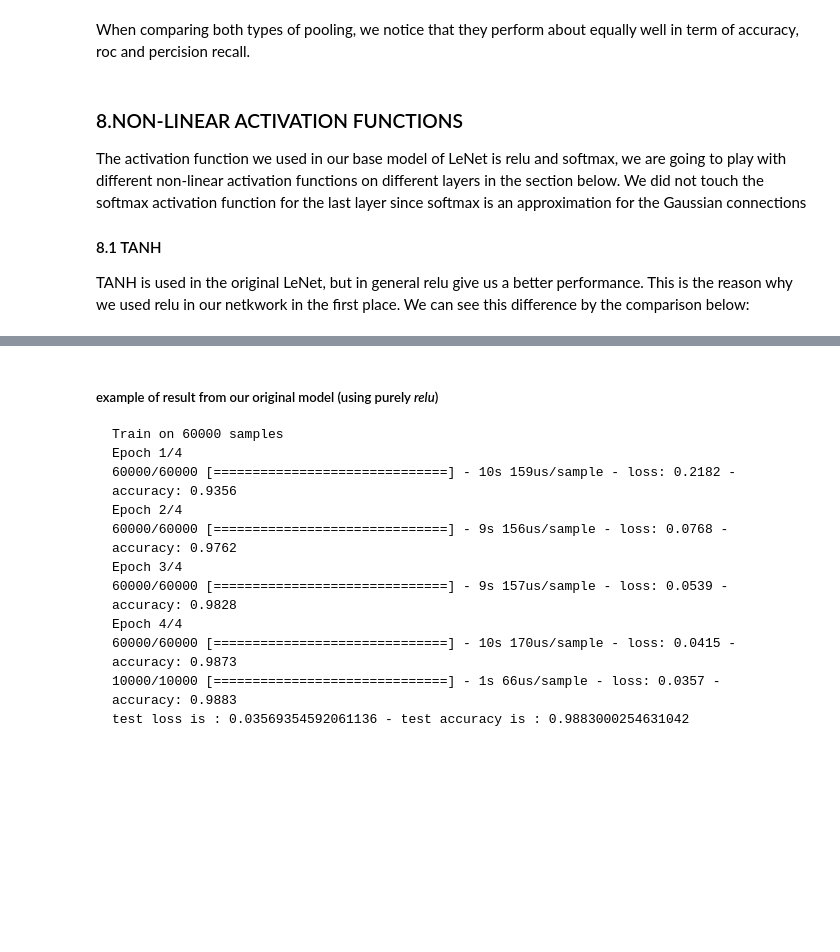
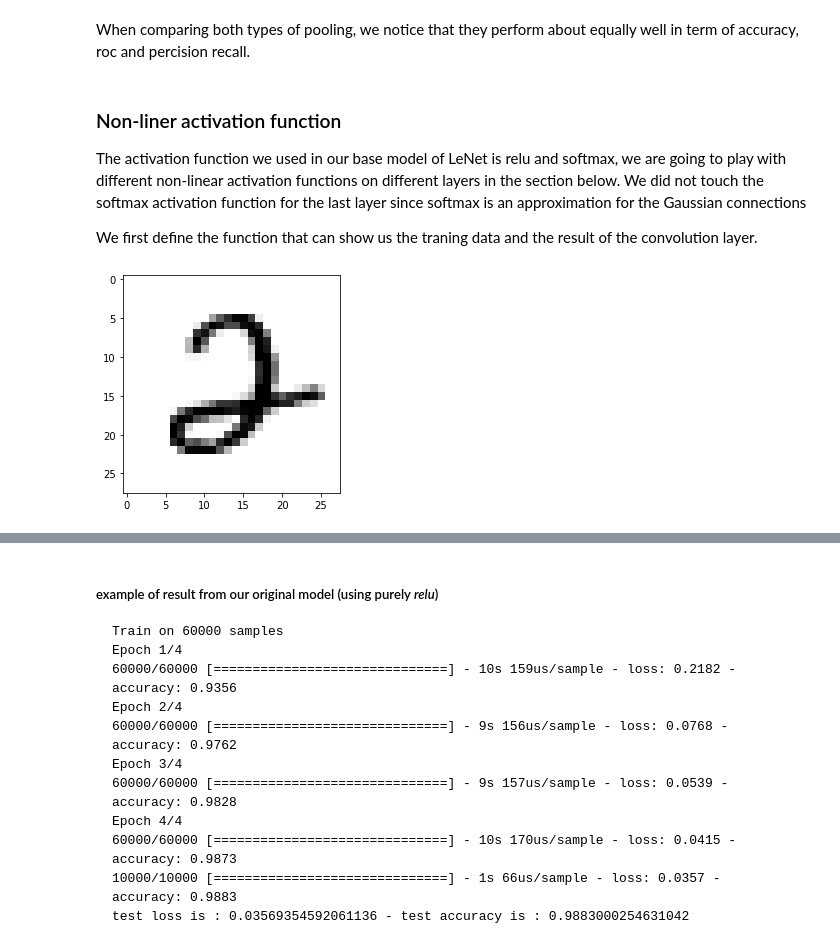
Before and after one commit to Adrieennn/CNN, a Jupyter notebook: NN.ipynb, the cells around one changed output, grey strips where cells are left out. Saved outputs shown, nothing was run; the diff lists cells and outputs as text; code cells hidden in the pictures; blank space fills up the shorter version.

Commit message:
visulisation for conv layers

```diff
--- a/NN.ipynb
+++ b/NN.ipynb
@@ -796,11 +796,17 @@ test loss is : 0.05494949679936981 - test accuracy is : 0.9818999767303467
 # %% [markdown]
 When comparing both types of pooling, we notice that they perform about equally well in term of accuracy, roc and percision recall.
 # %% [markdown]
-### 8.NON-LINEAR ACTIVATION FUNCTIONS
+### Non-liner activation function
 
 The activation function we used in our base model of LeNet is relu and softmax, we are going to play with different non-linear activation functions on different layers in the section below. We did not touch the softmax activation function for the last layer since softmax is an approximation for the Gaussian connections
 
-
-#### 8.1 TANH
-
-TANH is used in the original LeNet, but in general relu give us a better performance. This is the reason why we used relu in our netkwork in the first place. We can see this difference by the comparison below:
+We first define the function that can show us the traning data and the result of the convolution layer.
+# %%
+def display_image(position):
+    image = x_train[position].squeeze()
+    #plt.title('Example %d. Label: %d' % (position, train['labels'][position]))
+    plt.imshow(image, cmap=plt.cm.gray_r)
+
+display_image(16)
+# %% [output]
+[figure, added]
```
Also changed, not shown: parts of 16 cells of this notebook.
